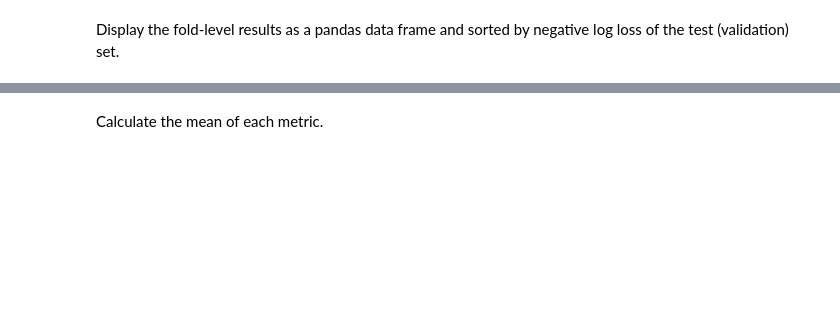
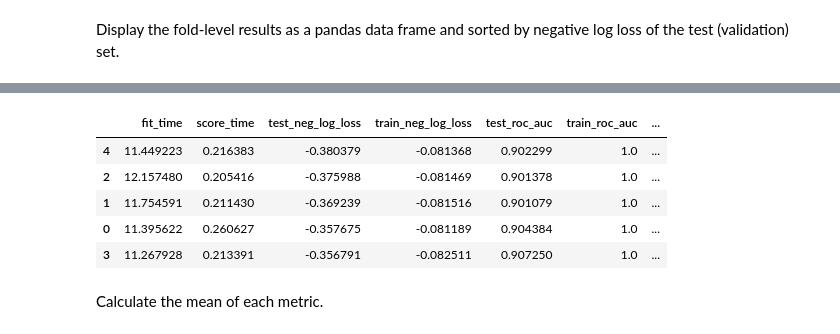
Before and after one commit to krishnakishore163/production, a Jupyter notebook: 02_activities/assignments/assignment_2.ipynb, the cells around one changed output, grey strips where cells are left out. Drawn from its saved outputs; the diff is of its cells as text; code cells hidden in the pictures; blank space fills up the shorter version.

```diff
--- a/02_activities/assignments/assignment_2.ipynb
+++ b/02_activities/assignments/assignment_2.ipynb
@@ -64,3 +45,25 @@ Shape of Y: (32561, 1)
+# %%
+import pandas as pd
+from sklearn.compose import ColumnTransformer
+from sklearn.impute import KNNImputer, SimpleImputer
+from sklearn.preprocessing import RobustScaler, OneHotEncoder
+from sklearn.pipeline import Pipeline
+from sklearn.model_selection import train_test_split, cross_validate
+from sklearn.ensemble import RandomForestClassifier
+from sklearn import set_config
+from sklearn.metrics import roc_auc_score, log_loss, accuracy_score, balanced_accuracy_score
+
+# Enable the display of the pipeline as a diagram
+set_config(display='diagram')
+#  Create the features dataframe (X) and target series (Y)
+X = adult_dt.drop('income', axis=1)
+Y = adult_dt['income']
+
+# Define the scoring metrics
+scoring = ['neg_log_loss', 'roc_auc', 'accuracy', 'balanced_accuracy']
+
+# Split the data into training and testing sets
+X_train, X_test, Y_train, Y_test = train_test_split(X, Y, test_size = 0.3, random_state = 42)
 # %% [markdown]
 ## Random States
 
@@ -455,2 +218,13 @@ Fold-Level Cross-Validation Results:
+# %%
+# Sort the DataFrame by negative log loss of the test set
+res_simple_sorted = res_simple.sort_values(by='test_neg_log_loss')
+res_simple_sorted
+# %% [output]
+|  | fit_time | score_time | test_neg_log_loss | train_neg_log_loss | test_roc_auc | train_roc_auc | ... |
+| 4 | 11.449223 | 0.216383 | -0.380379 | -0.081368 | 0.902299 | 1.0 | ... |
+| 2 | 12.157480 | 0.205416 | -0.375988 | -0.081469 | 0.901378 | 1.0 | ... |
+| 1 | 11.754591 | 0.211430 | -0.369239 | -0.081516 | 0.901079 | 1.0 | ... |
+| 0 | 11.395622 | 0.260627 | -0.357675 | -0.081189 | 0.904384 | 1.0 | ... |
+| 3 | 11.267928 | 0.213391 | -0.356791 | -0.082511 | 0.907250 | 1.0 | ... |
 # %% [markdown]
 Calculate the mean of each metric.
```
Also changed, not shown: parts of 13 cells of this notebook.
